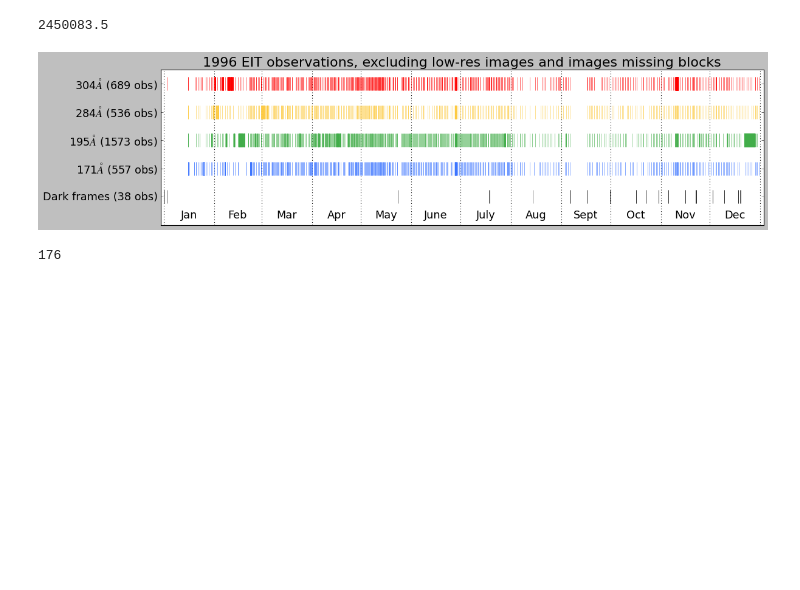
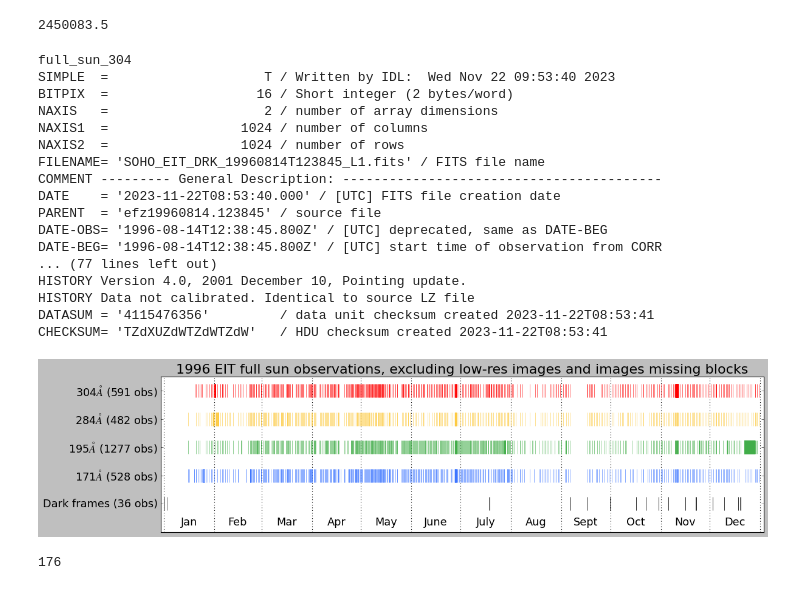
Before and after one commit to esandford/archivalSOHO, a Jupyter notebook: data/EITobsschedule.ipynb, the cells around one changed output. Drawn from its saved outputs; the diff is of its cells as text; code cells hidden in the pictures; blank space fills up the shorter version.

```diff
--- a/data/EITobsschedule.ipynb
+++ b/data/EITobsschedule.ipynb
@@ -71,16 +71,12 @@ for year in [1996]:
 
                 sci_obj_ = header['SCI_OBJ'].replace("/"," ").replace(" ","_").lower()
 
-                if "DRK" in f.name:
-                    #separate out what I assume are mis-labeled stray light images
-                    if np.median(data) < 1000.:
-                        #print(header['DATE-BEG'])
-                        obsTimes_dark.append(header['DATE-BEG'])
-                elif "CAL" in f.name:
-                    #print(header['SCI_OBJ'])
-                    pass
-                if :
-                    wavelength = header['WAVELNTH']
+                if "full_sun" in sci_obj_:
+                    try:
+                        wavelength = header['WAVELNTH']
+                    except KeyError:
+                        print(sci_obj_)
+                        print(repr(header))
 
                     #exclude lower-resolution or partial images and images with missing data blocks
                     if np.shape(data) == (1024,1024) and header['MSBLOCKS'] == 0:
@@ -92,6 +88,12 @@ for year in [1996]:
                             obsTimes_284.append(header['DATE-BEG'])
                         if wavelength == 304:
                             obsTimes_304.append(header['DATE-BEG'])
+
+                elif "dark_image" in sci_obj_:
+                    #separate out what I assume are mis-labeled stray light images
+                    if np.median(data) < 1000.:
+                        #print(header['DATE-BEG'])
+                        obsTimes_dark.append(header['DATE-BEG'])
 
     tDark = astropy.time.Time(obsTimes_dark, format='isot', scale='utc').jd
     t171 = astropy.time.Time(obsTimes_171, format='isot', scale='utc').jd
@@ -103,34 +105,51 @@ for year in [1996]:
 
     runningdaycount = 0
     for i, d in enumerate(dayspermonth):
         ax.axvline(runningdaycount,color='k',ls=':')
         ax.text(runningdaycount + d/2, -0.75, months[i],horizontalalignment='center',fontsize=16)
         runningdaycount = runningdaycount+d
         # leap years
         if year%4 == 0 and i==1:
             runningdaycount = runningdaycount + 1
 
     ax.plot(tDark-jan1_thisyear, np.zeros_like(tDark), ls='None',marker='|',ms=20,mec='k')
     ax.plot(t171-jan1_thisyear, np.ones_like(t171), ls='None',   marker='|',ms=20,mec='#3772ff')
     ax.plot(t195-jan1_thisyear, 2*np.ones_like(t195), ls='None', marker='|',ms=20,mec='#41ad49')
     ax.plot(t284-jan1_thisyear, 3*np.ones_like(t284), ls='None', marker='|',ms=20,mec='#fdca40')
     ax.plot(t304-jan1_thisyear, 4*np.ones_like(t304), ls='None', marker='|',ms=20,mec='r')
     #ax.set_xlabel('time', fontsize=16) #("BJD-2450083.5 [days since 01/01/{0} 00:00 UTC]".format(year),fontsize=16)
     ax.set_yticks([0,1,2,3,4])
     ax.set_yticklabels([r"Dark frames ({0} obs)".format(len(tDark)),
                         r"171$\AA$ ({0} obs)".format(len(t171)),
                         r"195$\AA$ ({0} obs)".format(len(t195)),
                         r"284$\AA$ ({0} obs)".format(len(t284)),
                         r"304$\AA$ ({0} obs)".format(len(t304))],fontsize=16)
     ax.set_xticks([])
     ax.set_ylim(-1,4.5)
     ax.set_xlim(-2,runningdaycount+2)
 
     ax.set_title(r'{0} EIT full sun observations, excluding low-res images and images missing blocks'.format(year),fontsize=20)
     #plt.show()
     plt.savefig("./EITschedule_{0}.pdf".format(year), bbox_inches="tight")
 # %% [output]
+full_sun_304
+SIMPLE  =                    T / Written by IDL:  Wed Nov 22 09:53:40 2023
+BITPIX  =                   16 / Short integer (2 bytes/word)
+NAXIS   =                    2 / number of array dimensions
+NAXIS1  =                 1024 / number of columns
+NAXIS2  =                 1024 / number of rows
+FILENAME= 'SOHO_EIT_DRK_19960814T123845_L1.fits' / FITS file name
+COMMENT --------- General Description: -----------------------------------------
+DATE    = '2023-11-22T08:53:40.000' / [UTC] FITS file creation date
+PARENT  = 'efz19960814.123845' / source file
+DATE-OBS= '1996-08-14T12:38:45.800Z' / [UTC] deprecated, same as DATE-BEG
+DATE-BEG= '1996-08-14T12:38:45.800Z' / [UTC] start time of observation from CORR
+... (77 lines left out)
+HISTORY Version 4.0, 2001 December 10, Pointing update.
+HISTORY Data not calibrated. Identical to source LZ file
+DATASUM = '4115476356'         / data unit checksum created 2023-11-22T08:53:41
+CHECKSUM= 'TZdXUZdWTZdWTZdW'   / HDU checksum created 2023-11-22T08:53:41
-[figure, old version]
+[figure, new version]
 # %%
 uniq_sci_objs = []
 for i in range(len(sci_objs)):
```
